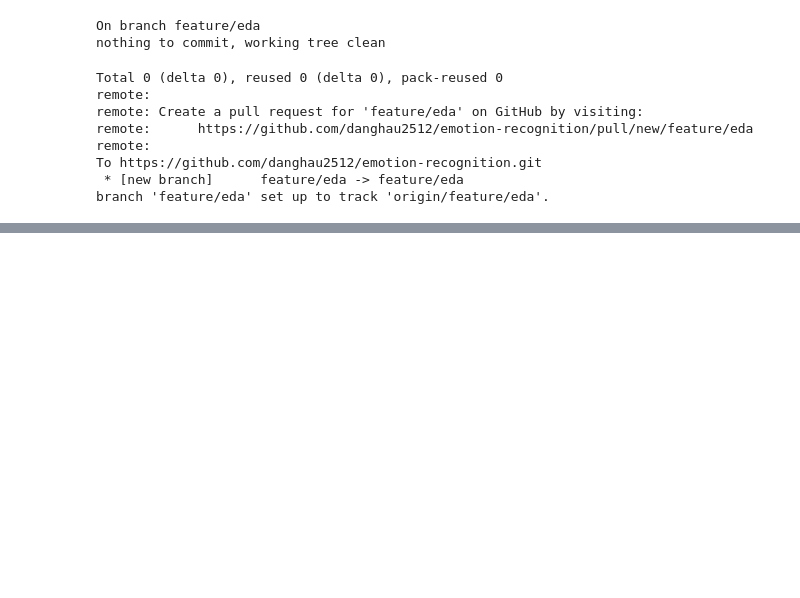
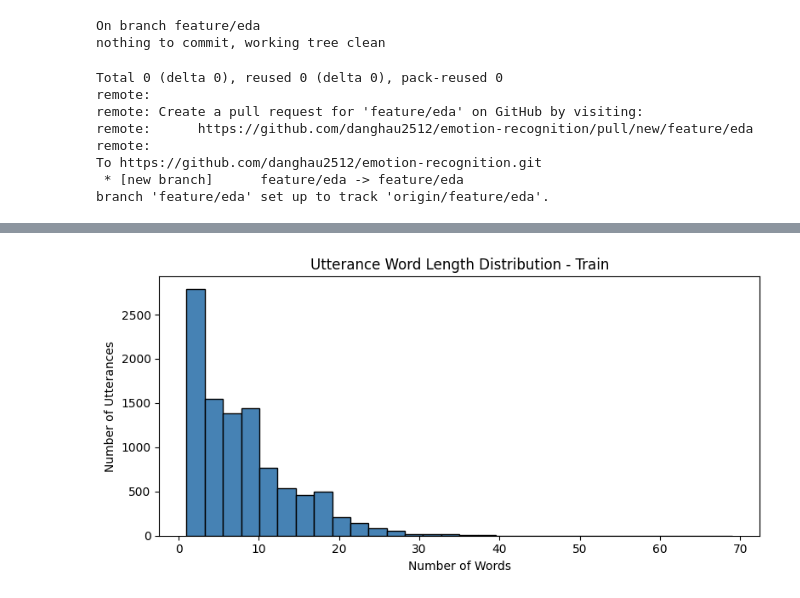
Before and after one commit to danghau2512/emotion-recognition, a Jupyter notebook: notebooks/01_EDA.ipynb, the cells around one changed output, grey strips where cells are left out. Saved outputs shown, nothing was run; the diff lists cells and outputs as text; code cells hidden in the pictures; blank space fills up the shorter version.

```diff
--- a/notebooks/01_EDA.ipynb
+++ b/notebooks/01_EDA.ipynb
@@ -389,0 +525,8 @@ branch 'feature/eda' set up to track 'origin/feature/eda'.
+# %%
+length_df = train_df[["Utterance", "Emotion"]].copy()
+
+length_df["Char_Length"] = length_df["Utterance"].str.len()
+
+length_df["Word_Length"] = length_df["Utterance"].str.split().str.len()
+
+display(length_df.head())
@@ -389,0 +570,18 @@ branch 'feature/eda' set up to track 'origin/feature/eda'.
+# %%
+plt.figure(figsize=(8, 4))
+
+plt.hist(
+    length_df["Word_Length"],
+    bins=30,
+    color="steelblue",
+    edgecolor="black"
+)
+
+plt.title("Utterance Word Length Distribution - Train")
+plt.xlabel("Number of Words")
+plt.ylabel("Number of Utterances")
+
+plt.tight_layout()
+plt.show()
+# %% [output]
+[figure, added]
```
Also changed, not shown: parts of 46 cells of this notebook.
